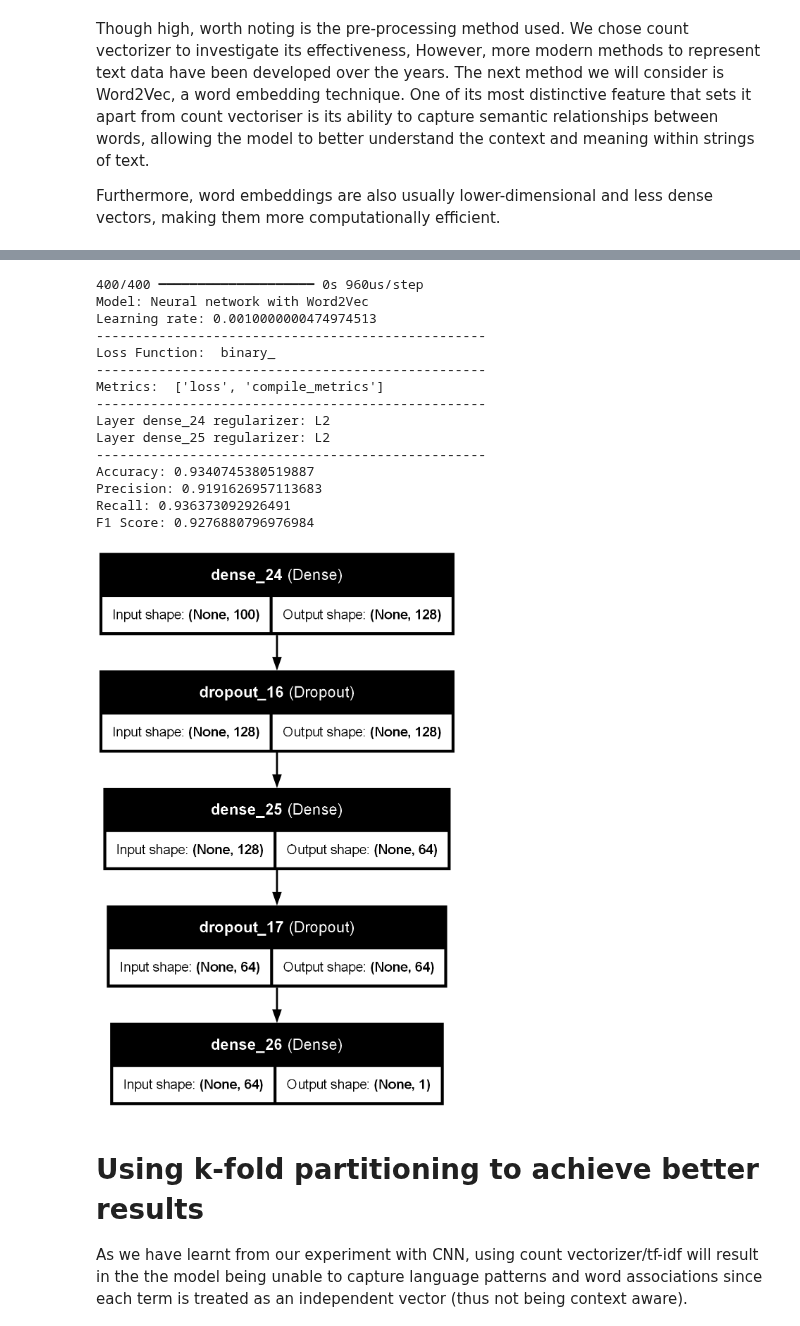
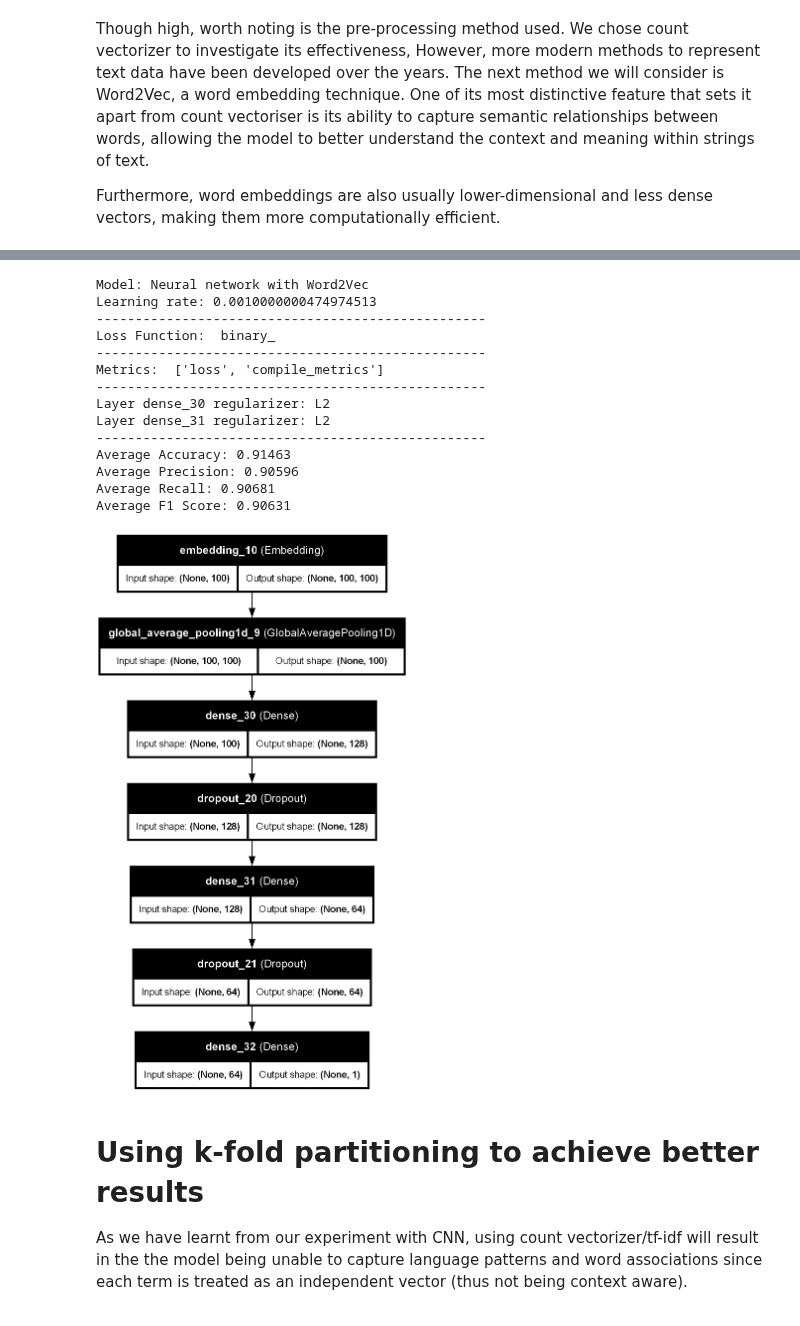
Before and after one commit to shaunzzhou/DM-Fake-News-Detection, a Jupyter notebook: model_experiements/neural_network_cv.ipynb, the cells around one changed output, grey strips where cells are left out. Saved outputs shown, nothing was run; the diff lists cells and outputs as text; code cells hidden in the pictures.

```diff
--- a/model_experiements/neural_network_cv.ipynb
+++ b/model_experiements/neural_network_cv.ipynb
@@ -301,51 +367,61 @@ Test accuracy: 0.9341
 # %%
 from tensorflow.keras.utils import plot_model
 
-y_pred_prob = model.predict(X_test)
-y_pred = (y_pred_prob > 0.5).astype(int)
+avg_accuracy = np.mean(accuracies)
+std_accuracy = np.std(accuracies)
+
+avg_precision = np.mean(precisions)
+std_precision = np.std(precisions)
+
+avg_recall = np.mean(recalls)
+std_recall = np.std(recalls)
+
+avg_f1 = np.mean(f1_scores)
+std_f1 = np.std(f1_scores)
 
 # Calculate Accuracy, Precision, Recall, and F1 Score
 accuracy = accuracy_score(y_test, y_pred)
 precision = precision_score(y_test, y_pred)
 recall = recall_score(y_test, y_pred)
 f1 = f1_score(y_test, y_pred)
 
 print(f"Model: Neural network with Word2Vec")
+print(f"Learning rate: {model.optimizer.learning_rate.numpy()}")
+print("-" * 50)
+print("Loss Function: ", model.loss[0:7])
+print("-" * 50)
+print("Metrics: ", model.metrics_names)
+print("-" * 50)
 
-print(f"Learning rate: {model.optimizer.learning_rate.numpy()}")
-print("-"*50)
-print("Loss Function: ", model.loss[0:7])
-print("-"*50)
-print("Metrics: ", model.metrics_names)
-print("-"*50)
 for layer in model.layers:
     if hasattr(layer, 'kernel_regularizer') and layer.kernel_regularizer is not None:
         print(f"Layer {layer.name} regularizer: {layer.kernel_regularizer.__class__.__name__}")
-print("-"*50)
+print("-" * 50)
 
-print(f"Accuracy: {accuracy}")
-print(f"Precision: {precision}")
-print(f"Recall: {recall}")
-print(f"F1 Score: {f1}")
+# Print summarized statistics with standard deviations
+print(f"Average Accuracy: {avg_accuracy:.5f}")
+print(f"Average Precision: {avg_precision:.5f}")
+print(f"Average Recall: {avg_recall:.5f}")
+print(f"Average F1 Score: {avg_f1:.5f}")
 
+# Optionally plot the model architecture
 plot_model(model, show_shapes=True, show_layer_names=True)
 # %% [output]
-400/400 ━━━━━━━━━━━━━━━━━━━━ 0s 960us/step
 Model: Neural network with Word2Vec
 Learning rate: 0.0010000000474974513
 --------------------------------------------------
 Loss Function:  binary_
 --------------------------------------------------
 Metrics:  ['loss', 'compile_metrics']
 --------------------------------------------------
-Layer dense_24 regularizer: L2
-Layer dense_25 regularizer: L2
+Layer dense_30 regularizer: L2
+Layer dense_31 regularizer: L2
 --------------------------------------------------
-Accuracy: 0.9340745380519887
-Precision: 0.9191626957113683
-Recall: 0.936373092926491
-F1 Score: 0.9276880796976984
+Average Accuracy: 0.91463
+Average Precision: 0.90596
+Average Recall: 0.90681
+Average F1 Score: 0.90631
-[figure, old version]
+[figure, new version]
 # %% [markdown]
 # Using k-fold partitioning to achieve better results
 
```
Also changed, not shown: parts of 6 cells of this notebook.
